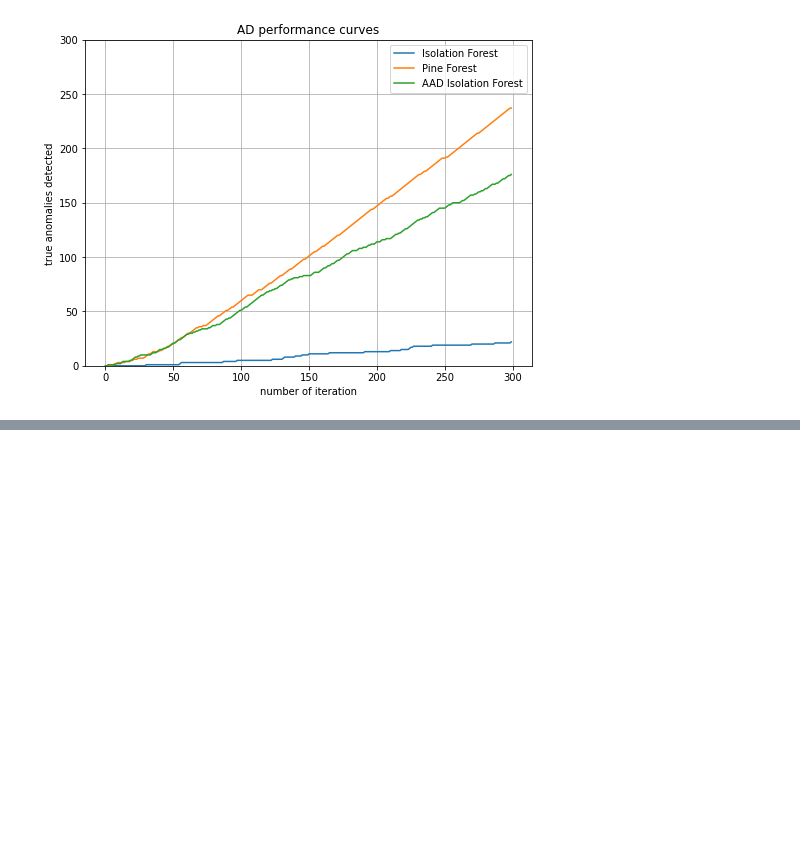
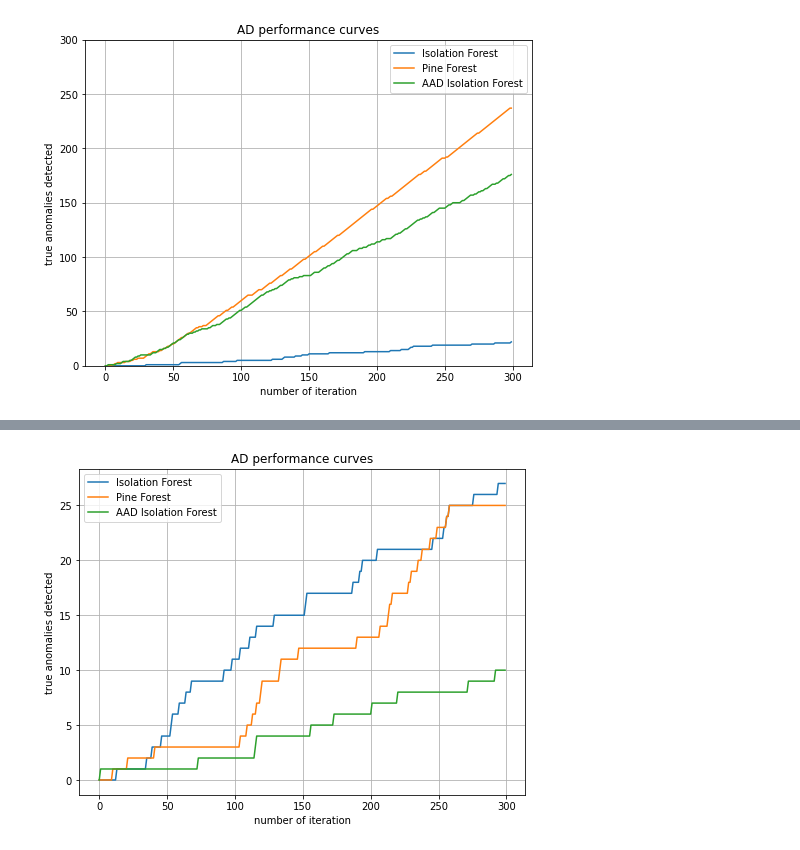
Before and after one commit to snad-space/coniferest, a Jupyter notebook: notebooks/comparison_on_ml_datasets.ipynb, the cells around one changed output, grey strips where cells are left out. Cells and saved outputs as stored; diff of their text form; code cells hidden in the pictures; blank space fills up the shorter version.

```diff
--- a/notebooks/comparison_on_ml_datasets.ipynb
+++ b/notebooks/comparison_on_ml_datasets.ipynb
@@ -94,0 +188,10 @@ ValueError: Buffer dtype mismatch, expected 'float32_t' but got 'double'
+# %%
+%%time
+
+allopts = { }
+options = { 'isoforest': allopts, 'aadforest': allopts, 'pineforest': allopts }
+
+elasticc_cmp_3 = CompareThem(ELAsTiCC(anomaly_classes=['uLens-Binary']))
+elasticc_cmp_3.run()
+elasticc_cmp_3.plot()
+# %% [output]
@@ -94,0 +200 @@ ValueError: Buffer dtype mismatch, expected 'float32_t' but got 'double'
+[figure, added]
```
Also changed, not shown: parts of 28 cells of this notebook, 1 other file.
